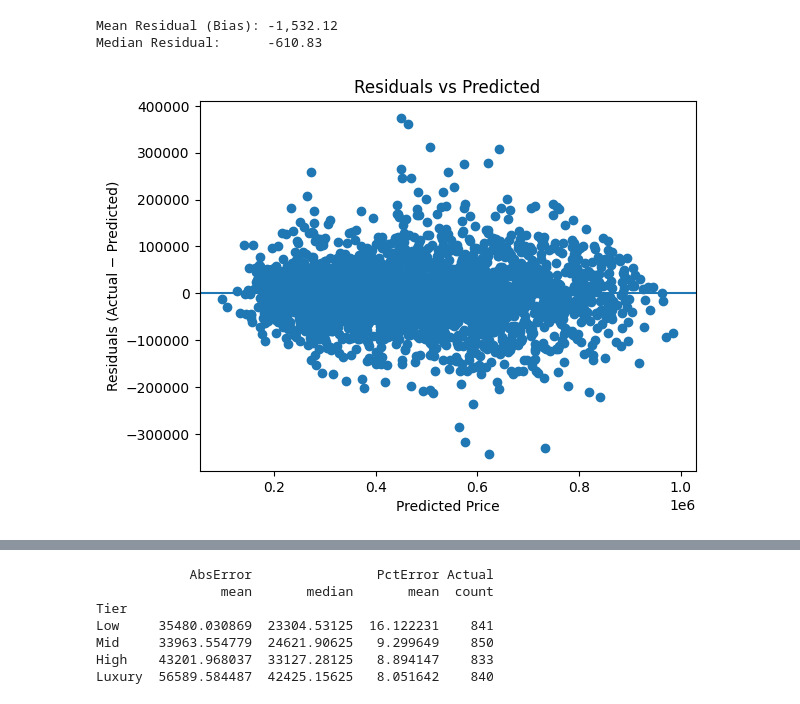
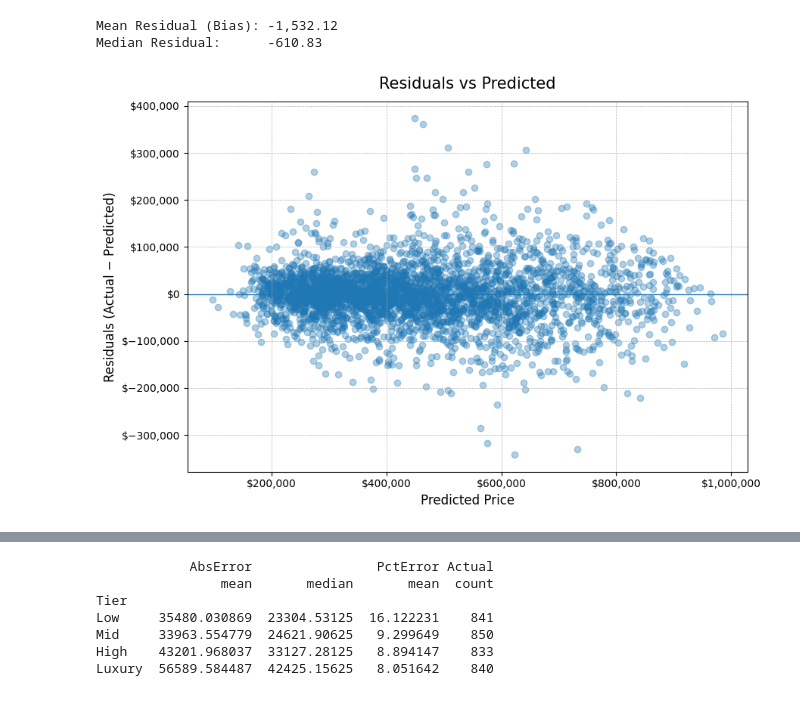
Before and after one commit to ManoloVM21/MachineLearningTeam4, a Jupyter notebook: notebooks/starter_housing.ipynb, the cells around one changed output, grey strips where cells are left out. Cells and saved outputs as stored; diff of their text form; code cells hidden in the pictures.

```diff
--- a/notebooks/starter_housing.ipynb
+++ b/notebooks/starter_housing.ipynb
@@ -436,13 +436,24 @@ Mean Residual (Bias): -1,532.12
 Median Residual:      -610.83
 # %%
 import matplotlib.pyplot as plt
+import matplotlib.ticker as mtick
 
-plt.figure()
-plt.scatter(y_pred, residuals)
-plt.axhline(0)
-plt.xlabel("Predicted Price")
-plt.ylabel("Residuals (Actual − Predicted)")
-plt.title("Residuals vs Predicted")
+plt.figure(figsize=(9, 6))
+
+plt.scatter(y_pred, residuals, alpha=0.35)
+plt.axhline(0, linewidth=1)
+
+plt.xlabel("Predicted Price", fontsize=12)
+plt.ylabel("Residuals (Actual − Predicted)", fontsize=12)
+plt.title("Residuals vs Predicted", fontsize=15, pad=12)
+
+plt.grid(True, linestyle="--", linewidth=0.5)
+
+# Format axes as currency
+plt.gca().xaxis.set_major_formatter(mtick.StrMethodFormatter('${x:,.0f}'))
+plt.gca().yaxis.set_major_formatter(mtick.StrMethodFormatter('${x:,.0f}'))
+
+plt.tight_layout()
 plt.show()
 # %% [output]
-[figure, old version]
+[figure, new version]
```
Also changed, not shown: parts of 8 cells of this notebook.
